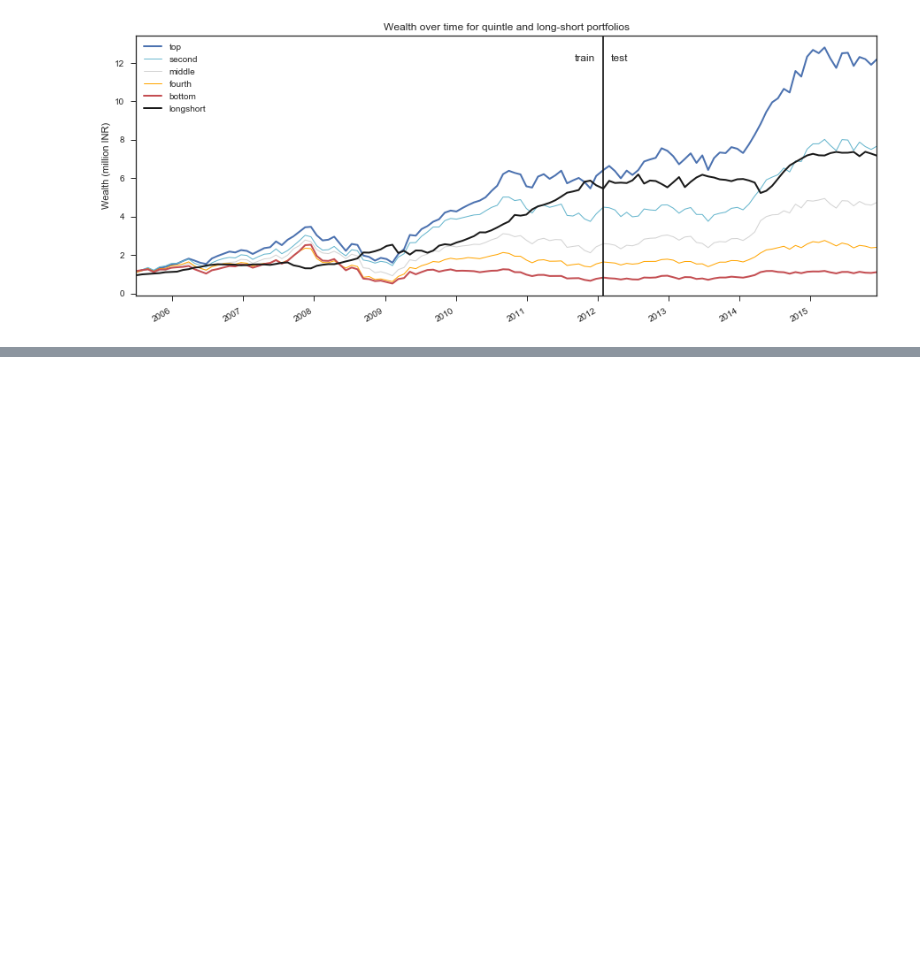
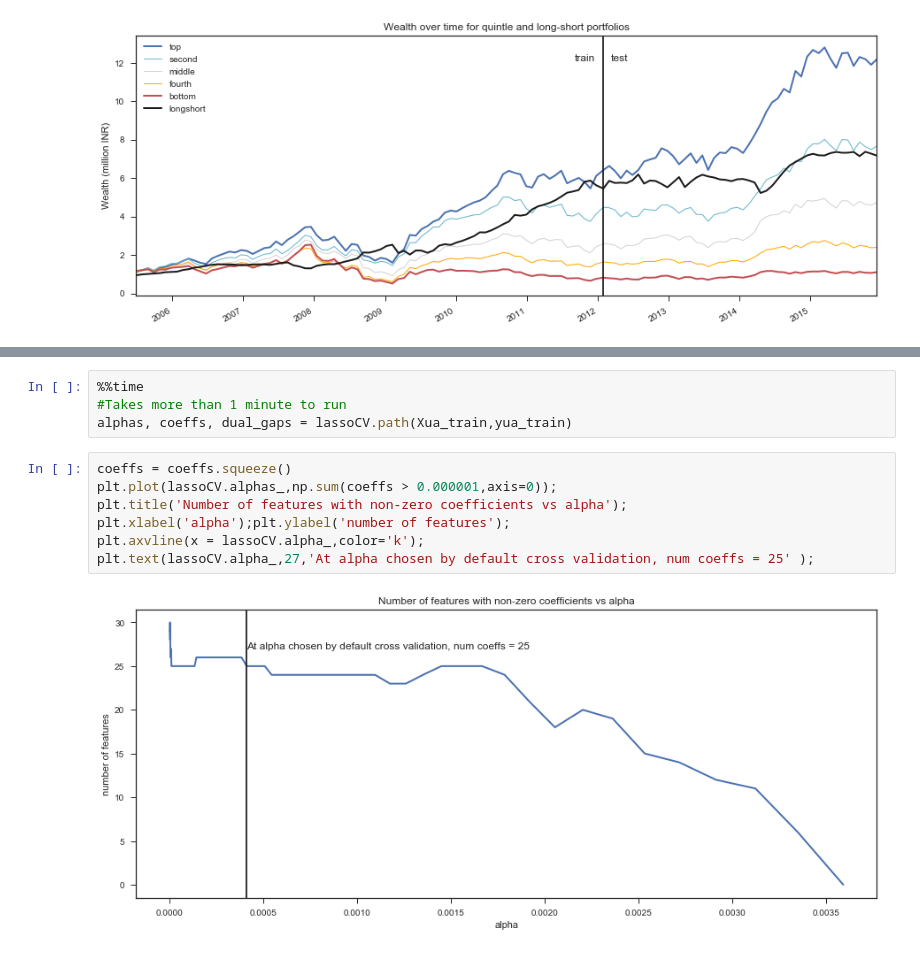
Before and after one commit to SiluPanda/capstone, a Jupyter notebook: CapstoneProject.ipynb, the cells around one changed output, grey strips where cells are left out. Cells and saved outputs as stored; diff of their text form; blank space fills up the shorter version.

```diff
--- a/CapstoneProject.ipynb
+++ b/CapstoneProject.ipynb
@@ -615,0 +702,13 @@ Rsqaure Out-of-Sample: -0.0024
+# %%
+%%time
+#Takes more than 1 minute to run
+alphas, coeffs, dual_gaps = lassoCV.path(Xua_train,yua_train)
+# %%
+coeffs = coeffs.squeeze()
+plt.plot(lassoCV.alphas_,np.sum(coeffs > 0.000001,axis=0));
+plt.title('Number of features with non-zero coefficients vs alpha');
+plt.xlabel('alpha');plt.ylabel('number of features');
+plt.axvline(x = lassoCV.alpha_,color='k');
+plt.text(lassoCV.alpha_,27,'At alpha chosen by default cross validation, num coeffs = 25' );
+# %% [output]
+[figure, added]
```
Also changed, not shown: parts of 44 cells of this notebook.
